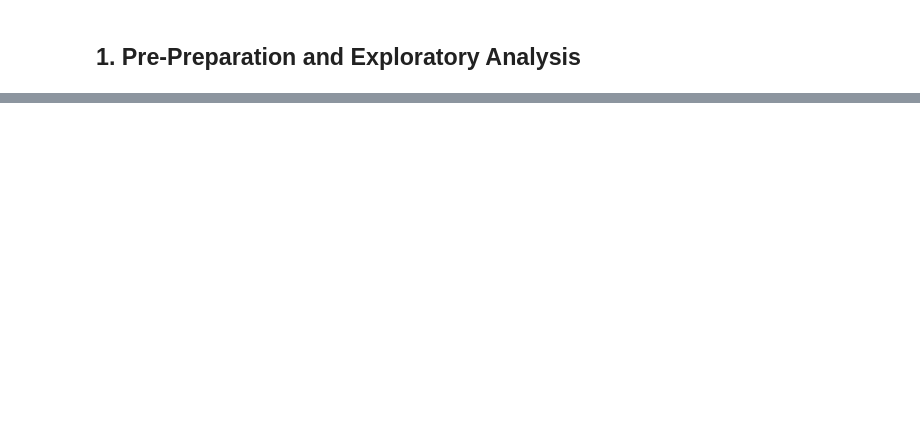
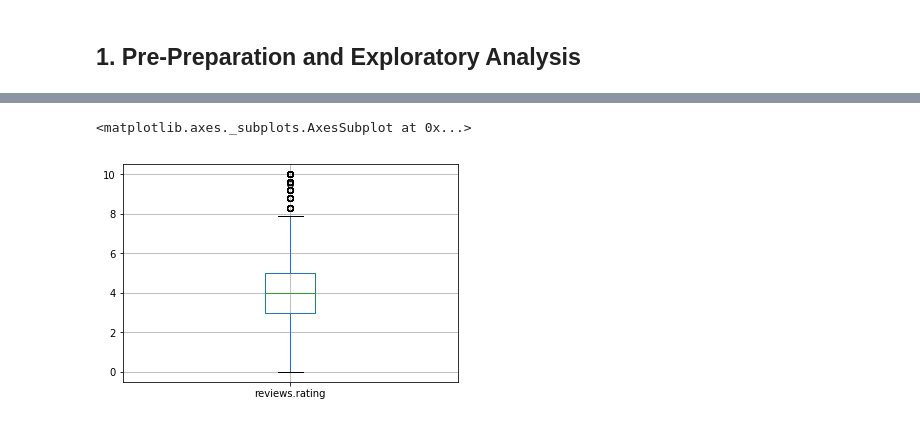
Before and after one commit to SJTButler/hotel-review-analysis, a Jupyter notebook: Hotel Review Analysis.ipynb, the cells around one changed output, grey strips where cells are left out. Saved outputs shown, nothing was run; the diff lists cells and outputs as text; code cells hidden in the pictures; blank space fills up the shorter version.

```diff
--- a/Hotel Review Analysis.ipynb
+++ b/Hotel Review Analysis.ipynb
@@ -29,0 +135,6 @@ df.describe()
+# %%
+#now concatenate the three data sources on the schema intersection
+
+df = pd.concat([df_1, df_2, df_3], join="inner")
+
+print(df.head())
@@ -30 +179,6 @@ df.describe()
+# %%
+df.boxplot(column="reviews.rating")
+# %% [output]
+<matplotlib.axes._subplots.AxesSubplot at 0x...>
+[figure, added]
 # %%
```
Also changed, not shown: parts of 15 cells of this notebook.
